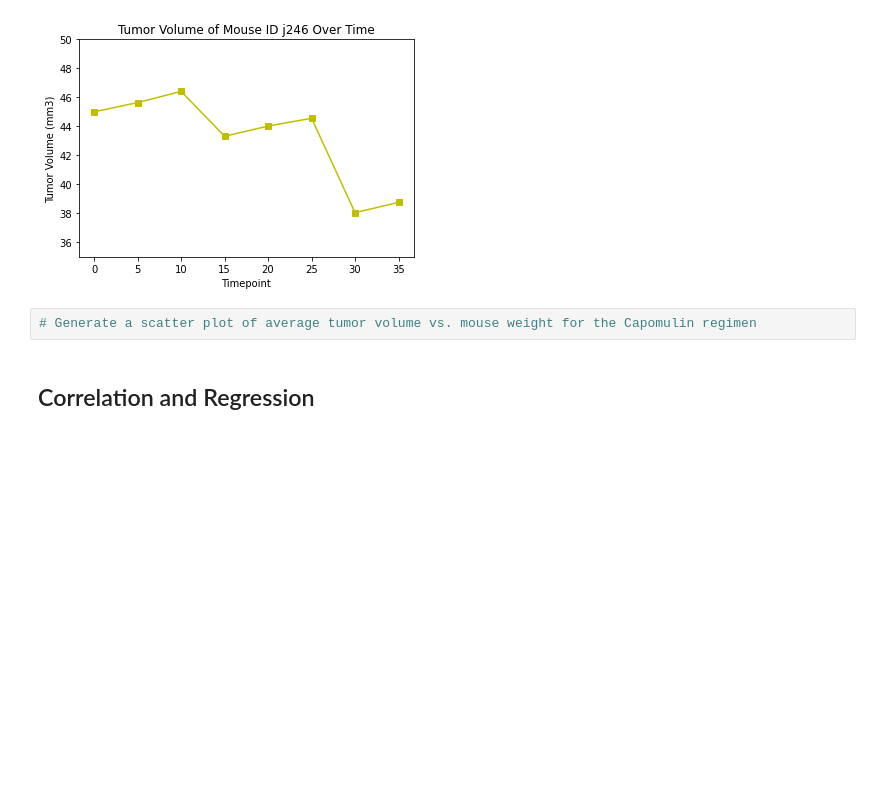
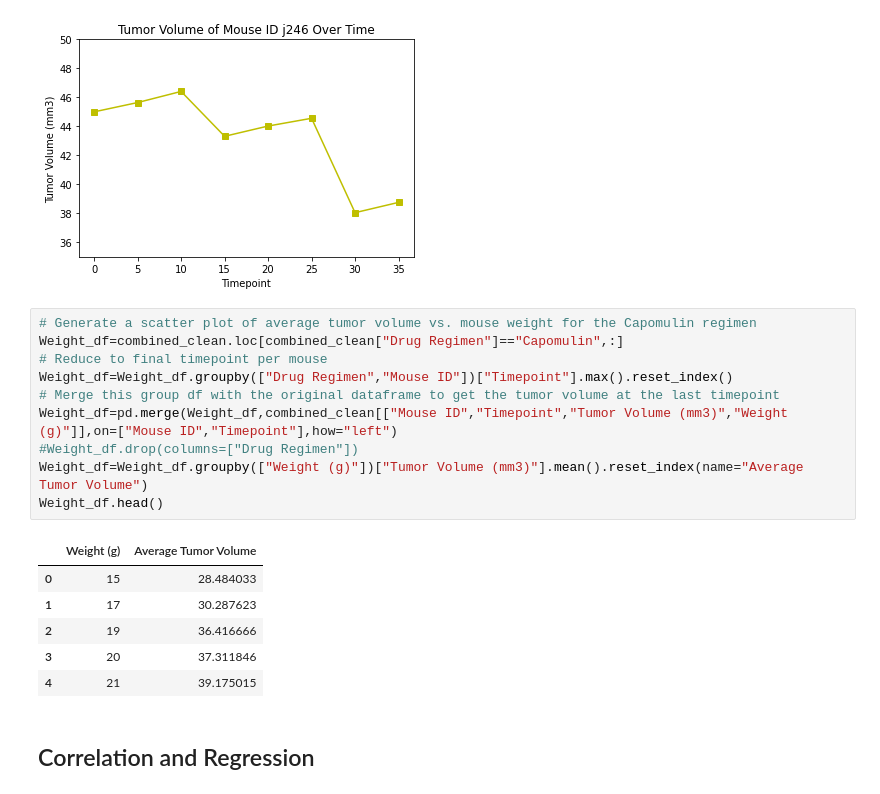
Before and after one commit to JoeKell/PharmaceuticalDataPlots, a Jupyter notebook: Pymaceuticals/pymaceuticals_final.ipynb, the cells around one changed output. Saved outputs shown, nothing was run; the diff lists cells and outputs as text; blank space fills up the shorter version.

```diff
--- a/Pymaceuticals/pymaceuticals_final.ipynb
+++ b/Pymaceuticals/pymaceuticals_final.ipynb
@@ -293,8 +303,23 @@ plt.ylim(35,50)
 plt.show()
 # %% [output]
 [figure]
-# %%
-# Generate a scatter plot of average tumor volume vs. mouse weight for the Capomulin regimen
+# %%
+# Generate a scatter plot of average tumor volume vs. mouse weight for the Capomulin regimen
+Weight_df=combined_clean.loc[combined_clean["Drug Regimen"]=="Capomulin",:]
+# Reduce to final timepoint per mouse
+Weight_df=Weight_df.groupby(["Drug Regimen","Mouse ID"])["Timepoint"].max().reset_index()
+# Merge this group df with the original dataframe to get the tumor volume at the last timepoint
+Weight_df=pd.merge(Weight_df,combined_clean[["Mouse ID","Timepoint","Tumor Volume (mm3)","Weight (g)"]],on=["Mouse ID","Timepoint"],how="left")
+#Weight_df.drop(columns=["Drug Regimen"])
+Weight_df=Weight_df.groupby(["Weight (g)"])["Tumor Volume (mm3)"].mean().reset_index(name="Average Tumor Volume")
+Weight_df.head()
+# %% [output]
+|  | Weight (g) | Average Tumor Volume |
+| 0 | 15 | 28.484033 |
+| 1 | 17 | 30.287623 |
+| 2 | 19 | 36.416666 |
+| 3 | 20 | 37.311846 |
+| 4 | 21 | 39.175015 |
 # %% [markdown]
 ## Correlation and Regression
 # %%
```
Also changed, not shown: parts of 1 cell of this notebook.
